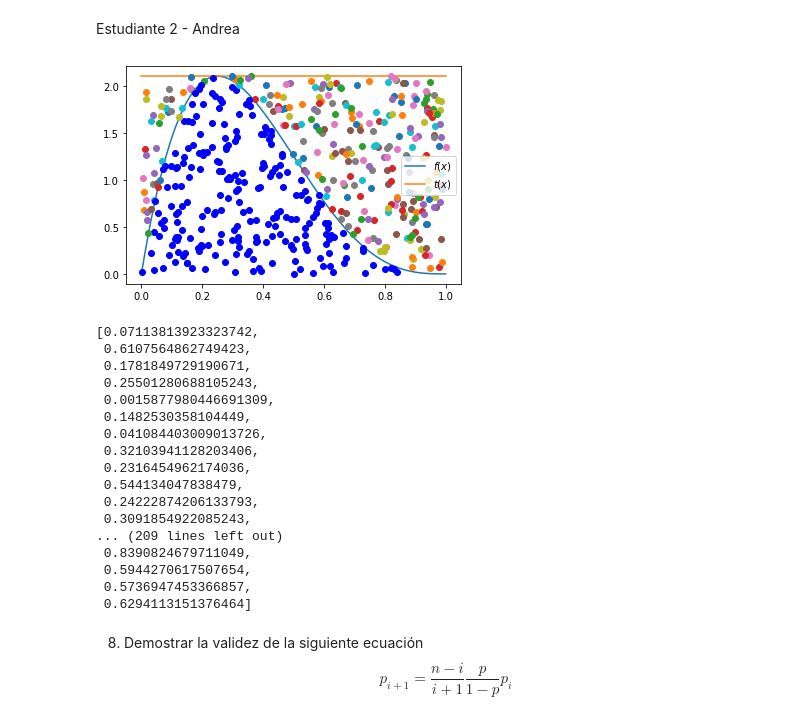
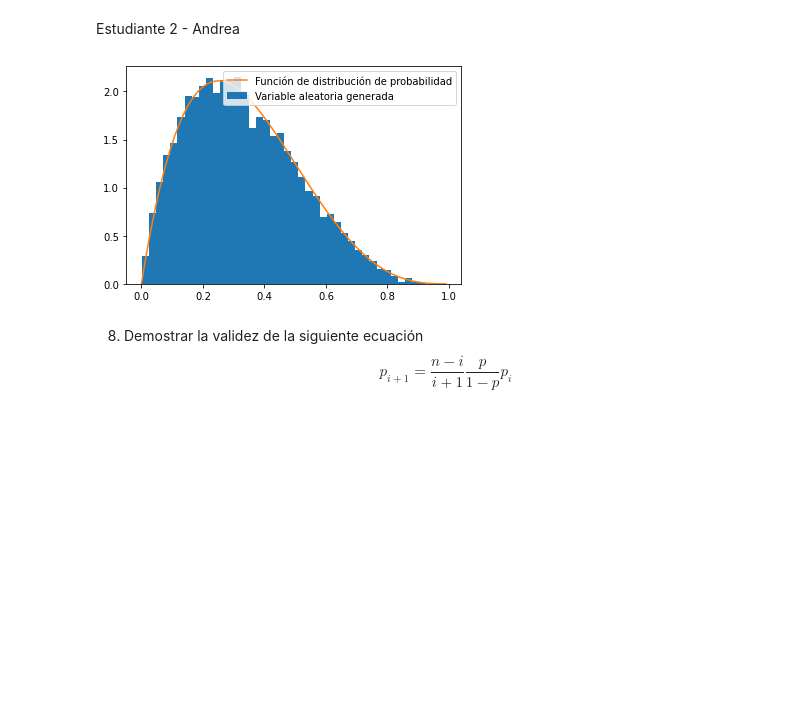
Before and after one commit to afloresfdz/ProyectoConjunto_BIPreciado_AFlores, a Jupyter notebook: T6_BIPreciado_AFlores.ipynb, the cells around one changed output. Cells and saved outputs as stored; diff of their text form; code cells hidden in the pictures; blank space fills up the shorter version.

```diff
--- a/T6_BIPreciado_AFlores.ipynb
+++ b/T6_BIPreciado_AFlores.ipynb
@@ -353,41 +353,39 @@ En este caso la variable aleatoria genera una distribución tal que contempla lo
 # %% [markdown]
 Estudiante 2 - Andrea
-# %%
-f = lambda x: 20 * x * (1 - x) ** 3
-max_fun = f(optimize.fmin(lambda x:-f(x), 0, disp=False))
-
-N = 500
-x = np.arange(0, 1, 1/N)
-t = lambda x: max_fun * np.ones([len(x)])
-
-plt.plot(x, f(x), label = '$f(x)$')
-plt.plot(x, t(x), label = '$t(x)$')
-plt.legend()
-
-R2 = np.random.rand(N)
-R1 = np.random.uniform(0, 1, size = N)
-
-a = Acep_rechazo(R2, R1, f, t)
-a
-# %% [output]
-[figure, removed]
-[0.07113813923323742,
- 0.6107564862749423,
- 0.1781849729190671,
- 0.25501280688105243,
- 0.0015877980446691309,
- 0.1482530358104449,
- 0.041084403009013726,
- 0.32103941128203406,
- 0.2316454962174036,
- 0.544134047838479,
- 0.24222874206133793,
- 0.3091854922085243,
-... (209 lines left out)
- 0.8390824679711049,
- 0.5944270617507654,
- 0.5736947453366857,
- 0.6294113151376464]
+# %%
+x = np.arange(0,1,0.01)
+f = lambda x:20*x*(1-x)**3
+t = f(optimize.fmin(lambda x:-f(x),0,disp=False))
+
+def v_a_Acep_rechazo(f:'Función objetivo a generar',
+                        t:'Función que mayor a f',
+                        N: 'Variables aleatorias'):
+    aceptados=[x for x in range(N)]
+    def llenar(i):
+        nonlocal f, t, aceptados
+        aleatorio_1=np.random.rand() # se generan valores aleatorios para evaluar
+        aleatorio_2=np.random.rand()
+        f_x = f(aleatorio_1) #evaluar valor aleatorio
+        t_x = t #constante
+        condition = aleatorio_2*t_x <=f_x # se valida la condición, se anexa si es verdadera a aceptados
+        while condition==False: #repetir si la condición es falsa
+            aleatorio_1=np.random.rand()
+            aleatorio_2=np.random.rand()
+            f_x = f(aleatorio_1)
+            t_x = t
+            condition = aleatorio_2*t_x <=f_x
+
+        aceptados[i] = aleatorio_1
+    [llenar(i) for i in range(N)]
+    return aceptados
+
+v_a_generada=v_a_Acep_rechazo(f,t,10000)
+plt.hist(v_a_generada, density=True, bins=40, label="Variable aleatoria generada")
+plt.plot(x, f(x), label="Función de distribución de probabilidad")
+plt.legend()
+plt.show()
+# %% [output]
+[figure, added]
 # %% [markdown]
 8. Demostrar la validez de la siguiente ecuación
 $$p_{i+1}=\frac{n-i}{i+1}\frac{p}{1-p} p_i$$
```
Also changed, not shown: parts of 12 cells of this notebook.
